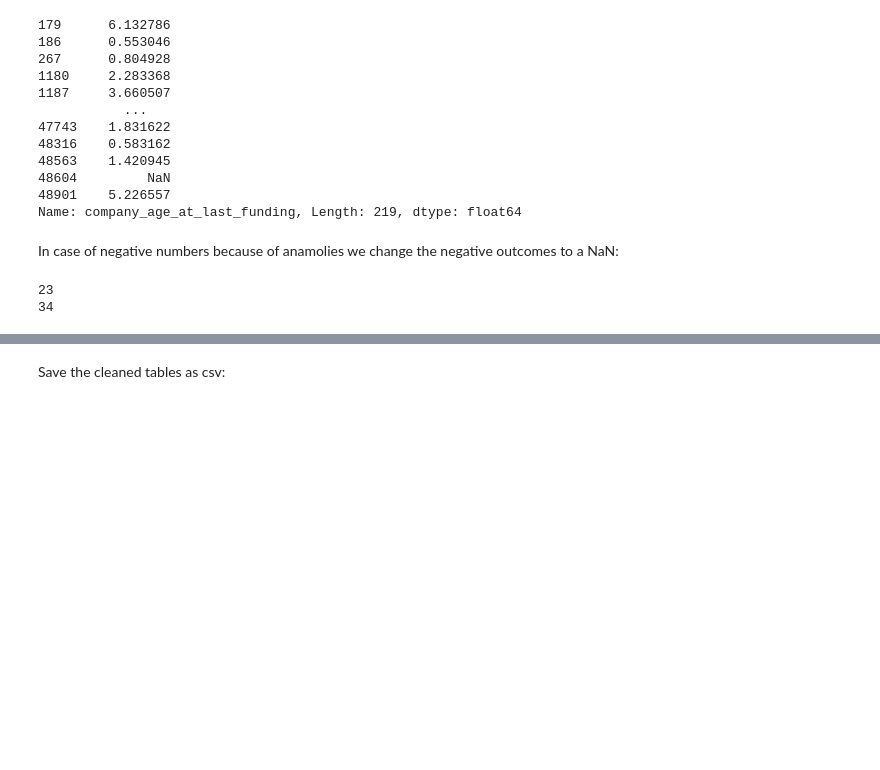
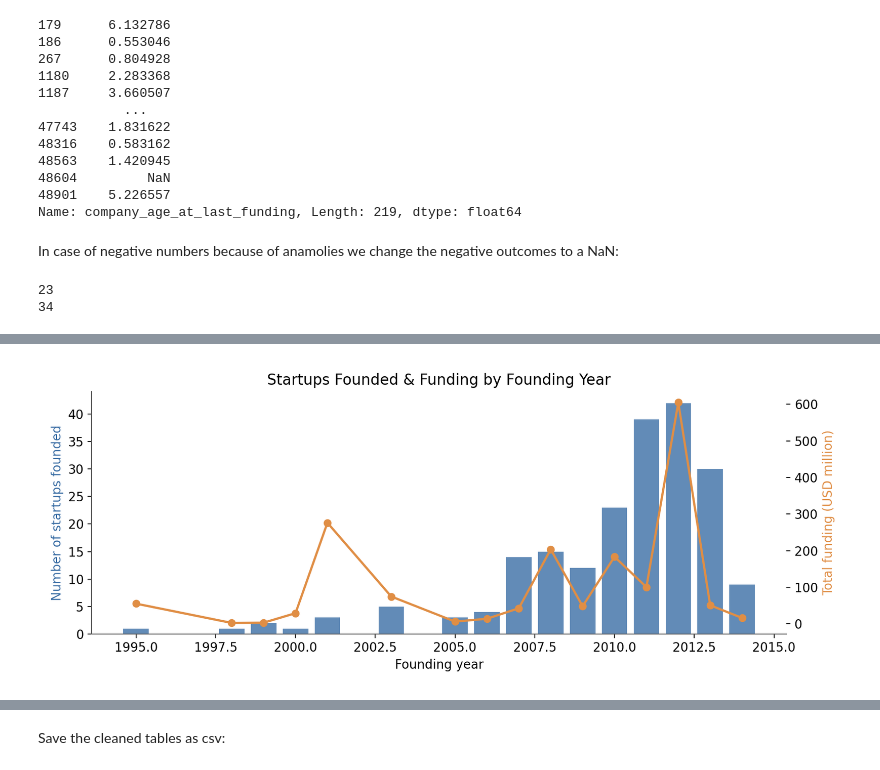
Before and after one commit to feyzaunutulmaz/capstone_ai_startup_intelligence, a Jupyter notebook: data_cleaning.ipynb, the cells around one changed output, grey strips where cells are left out. Drawn from its saved outputs; the diff is of its cells as text; code cells hidden in the pictures; blank space fills up the shorter version.

```diff
--- a/data_cleaning.ipynb
+++ b/data_cleaning.ipynb
@@ -621,0 +661,21 @@ len(df_invest_raw)
+# %%
+# 2. Startups founded & total funding by founding year
+by_year = df.dropna(subset=['founded_year']).groupby('founded_year').agg(
+    n=('name', 'count'), total_funding=('funding_total_usd', 'sum')
+)
+by_year = by_year[by_year.index >= 1995]
+fig, ax1 = plt.subplots(figsize=(10, 4))
+ax1.bar(by_year.index, by_year['n'], color=BLUE, alpha=0.8, label='Startups founded')
+ax1.set_ylabel('Number of startups founded', color=BLUE)
+ax1.set_xlabel('Founding year')
+ax2 = ax1.twinx()
+ax2.plot(by_year.index, by_year['total_funding'] / 1e6, color=ORANGE, marker='o',
+         linewidth=2, label='Total funding')
+ax2.set_ylabel('Total funding (USD million)', color=ORANGE)
+ax1.set_title('Startups Founded & Funding by Founding Year')
+plt.tight_layout()
+plt.savefig('chart_funding_over_time_en.png', dpi=180)
+plt.close()
+display(Image('chart_funding_over_time_en.png'))
+# %% [output]
+[figure, added]
```
Also changed, not shown: parts of 7 cells of this notebook, 9 other files.
